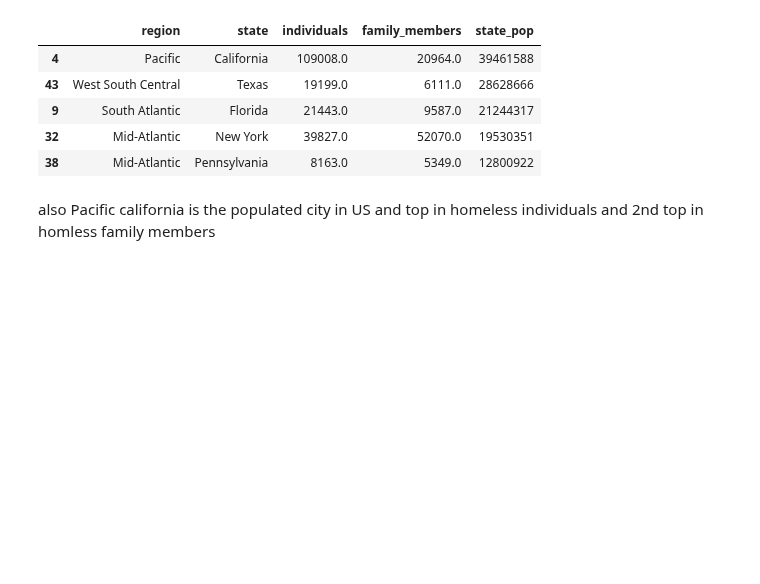
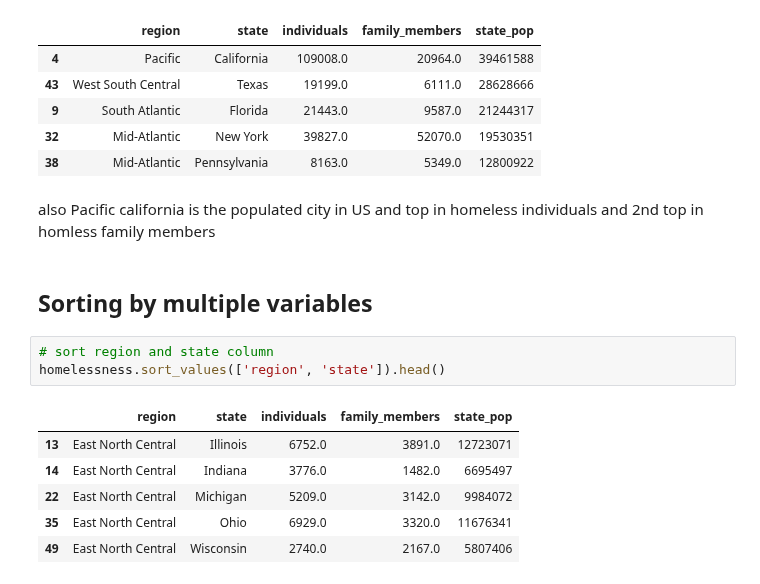
Before and after one commit to S827/python-programs, a Jupyter notebook: EDAPractice/DMWithPandas/CH1_TransformingDataframes/exploring_homelessness_Dataset.ipynb, the cells around one changed output. Cells and saved outputs as stored; diff of their text form; blank space fills up the shorter version.

Commit message:
added problem set on sorting in homelessness dataset

```diff
--- a/EDAPractice/DMWithPandas/ch3.1_exploring_homelessness_Dataset.ipynb
+++ b/EDAPractice/DMWithPandas/CH1_TransformingDataframes/exploring_homelessness_Dataset.ipynb
@@ -265,3 +265,15 @@ homelessness.sort_values('state_pop', ascending=False).head()
 | 38 | Mid-Atlantic | Pennsylvania | 8163.0 | 5349.0 | 12800922 |
 # %% [markdown]
 also Pacific california is the populated city in US and top in homeless individuals and 2nd top in homless family members
+# %% [markdown]
+## Sorting by multiple variables
+# %%
+# sort region and state column
+homelessness.sort_values(['region', 'state']).head()
+# %% [output]
+|  | region | state | individuals | family_members | state_pop |
+| 13 | East North Central | Illinois | 6752.0 | 3891.0 | 12723071 |
+| 14 | East North Central | Indiana | 3776.0 | 1482.0 | 6695497 |
+| 22 | East North Central | Michigan | 5209.0 | 3142.0 | 9984072 |
+| 35 | East North Central | Ohio | 6929.0 | 3320.0 | 11676341 |
+| 49 | East North Central | Wisconsin | 2740.0 | 2167.0 | 5807406 |
```
Also changed, not shown: parts of 5 cells of this notebook, 1 other file.
